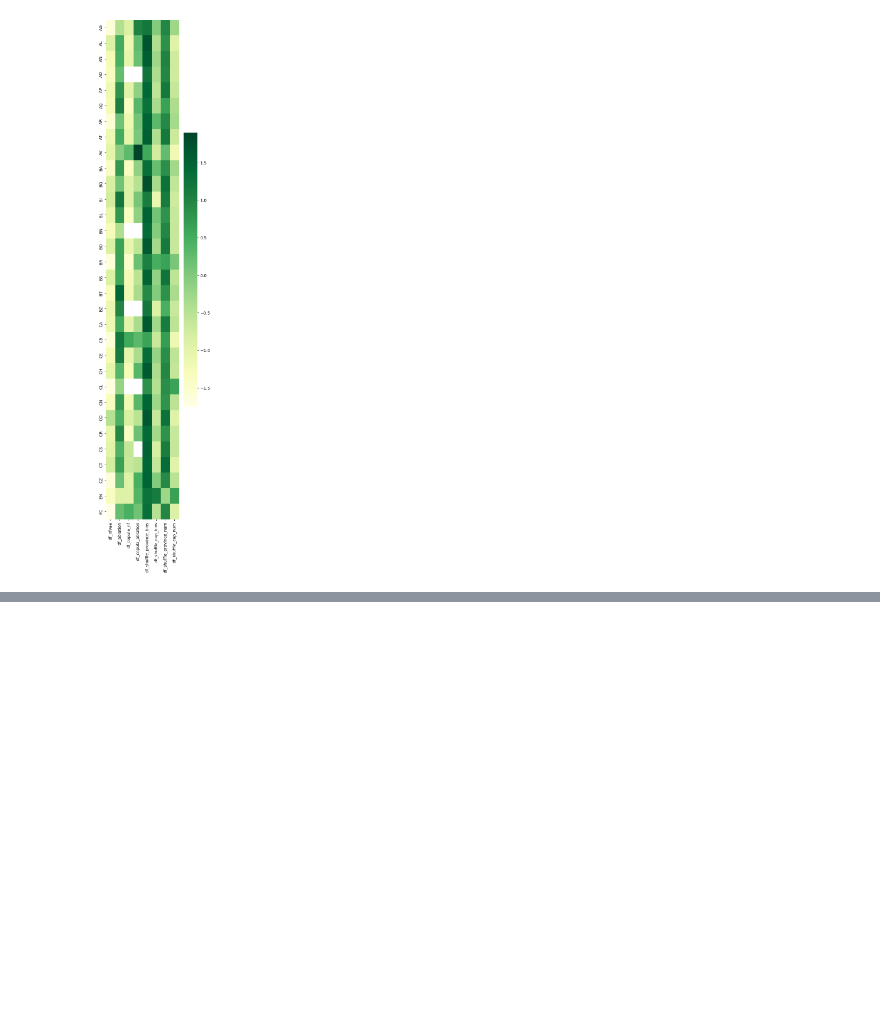
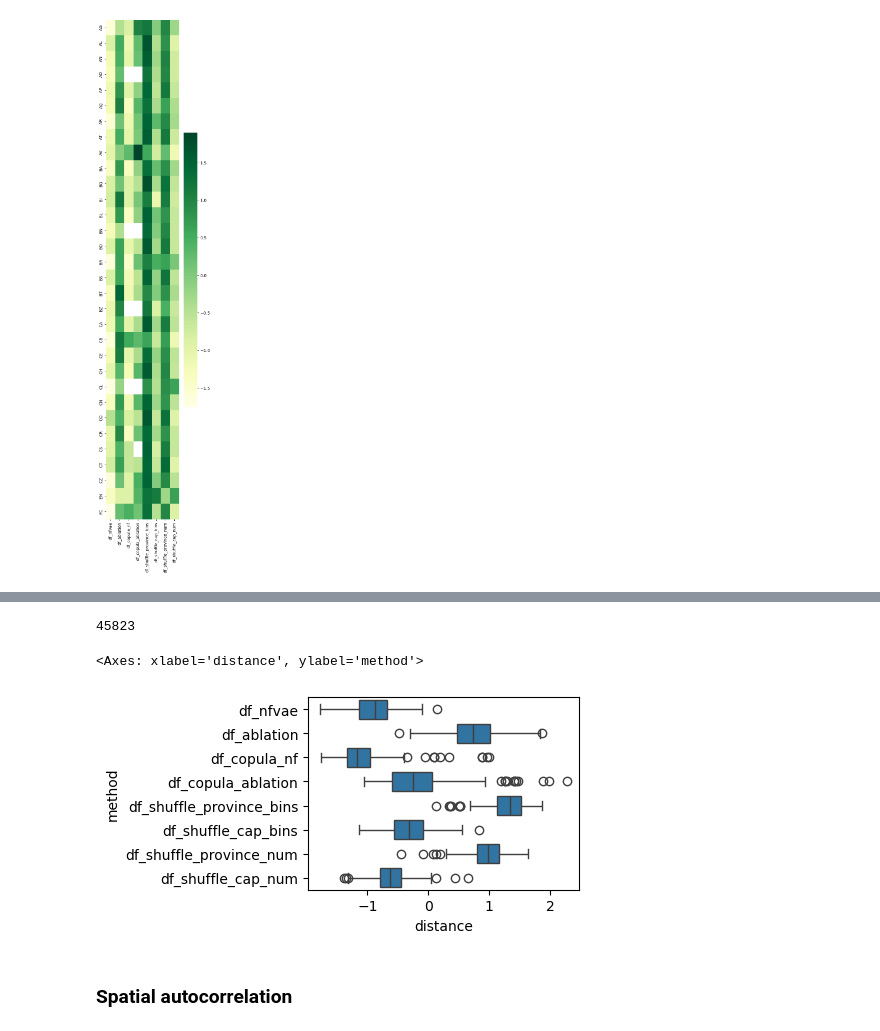
Before and after one commit to jaclenti/NFVAE-population-synthesis, a Jupyter notebook: notebooks/jl_geo_vs_features.ipynb, the cells around one changed output, grey strips where cells are left out. Saved outputs shown, nothing was run; the diff lists cells and outputs as text; code cells hidden in the pictures; blank space fills up the shorter version.

```diff
--- a/notebooks/jl_geo_vs_features.ipynb
+++ b/notebooks/jl_geo_vs_features.ipynb
@@ -72,0 +77,29 @@ sns.boxplot(data = df_geo_features.stack().reset_index().rename(columns = {"leve
+# %%
+all_geo_features = {}
+
+for file in sorted(glob(f'/data/housing/data/intermediate/jl_pop_synth/isp_baselines/all_baselines_*.pickle')):
+    prov = file.split(".")[-2][-2:]
+
+    all_geo_features[prov] = {}
+
+    with open(file, 'rb') as f:
+        data = pickle.load(f)
+
+    pca = PCA(n_components = 27)
+    pca.fit(data["df_real"].drop(columns = ["x", "y"]))
+    n_components95 = (pca.explained_variance_ratio_.cumsum() < .95).sum()
+
+
+    data_pca = {k: pd.concat([data[k][["x", "y"]], pd.DataFrame(pca.transform(data[k].fillna(0).drop(columns = ["x", "y"]))[:,:n_components95])], axis = 1) for k in data if "95" not in k}
+    df_real = get_df_bins(data_pca["df_real"].copy(), data_pca["df_real"])
+
+    for k in data:
+        if "95" not in k:
+            df_k = get_df_bins(data_pca[k], data_pca["df_real"])
+            dist = (np.abs((df_real.groupby(["bin_x", "bin_y"]).mean() - df_k.groupby(["bin_x", "bin_y"]).mean()).dropna()).mean() * pca.explained_variance_ratio_[:n_components95]).sum()
+            all_geo_features[prov][k] = dist
+# %%
+df_geo_features = pd.DataFrame(all_geo_features)
+df_geo_features.to_csv(f"/data/housing/data/intermediate/jl_pop_synth/similarity_grid_geo_features_pca_isp.csv")
+df_geo_features = pd.read_csv(f"/data/housing/data/intermediate/jl_pop_synth/similarity_grid_geo_features_pca_isp.csv", index_col = 0)
+df_geo_features = df_geo_features.drop("df_real").apply(lambda x: (x - x.mean()) / (x.std() + 0.0001))
@@ -72,0 +147,13 @@ sns.boxplot(data = df_geo_features.stack().reset_index().rename(columns = {"leve
+# %%
+len(data["df_real"])
+# %% [output]
+45823
+# %%
+fig, axes = sbp(figsize = (3.5, 2.5))
+
+sns.boxplot(data = df_geo_features.stack().reset_index().rename(columns = {"level_0": "method", 0: "distance"}), y = "method", x = "distance")
+# %% [output]
+<Axes: xlabel='distance', ylabel='method'>
+[figure, added]
+# %% [markdown]
+### Spatial autocorrelation
```
Also changed, not shown: parts of 25 cells of this notebook, 6 other files.
